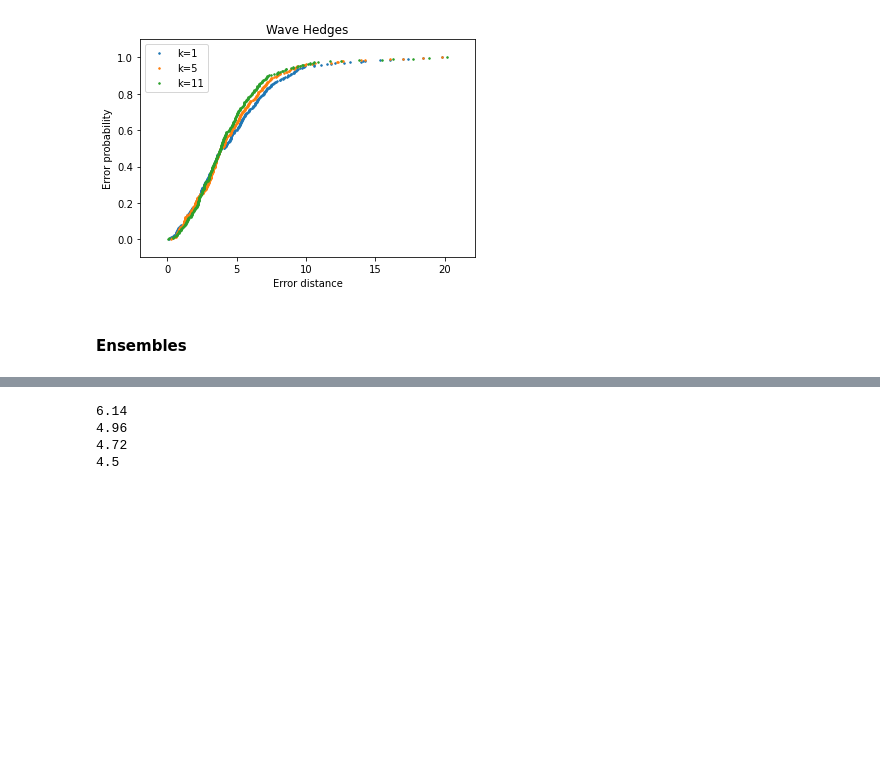
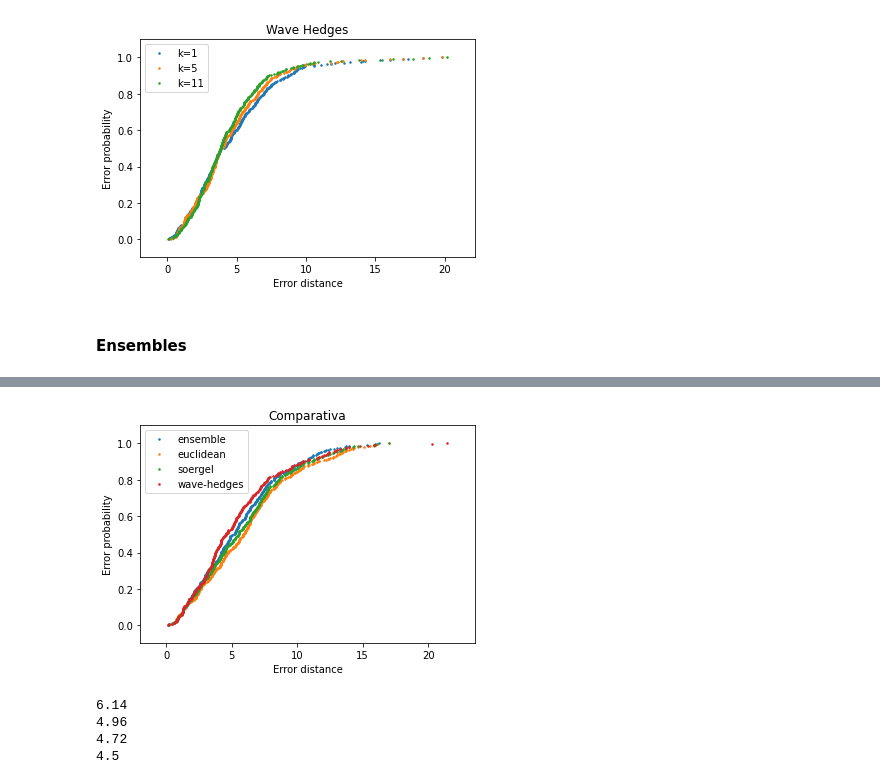
Before and after one commit to vicencpio/tfm, a Jupyter notebook: knn.ipynb, the cells around one changed output, grey strips where cells are left out. Saved outputs shown, nothing was run; the diff lists cells and outputs as text; code cells hidden in the pictures; blank space fills up the shorter version.

```diff
--- a/knn.ipynb
+++ b/knn.ipynb
@@ -535,3 +541,7 @@ scatter(ens1, wave, "ensemble vs wave hedges", "ensemble", "wave hedges")
+# %%
+plot_ecdf("Comparativa", 1, ["ensemble", "euclidean", "soergel", "wave-hedges"], ens1_n, euc_n, soer_n, wave_n)
+# %% [output]
+[figure, added]
 # %%
 print(avg_error(ens1_a))
 print(avg_error(euc_a))
```
Also changed, not shown: parts of 10 cells of this notebook, 4 other files.
